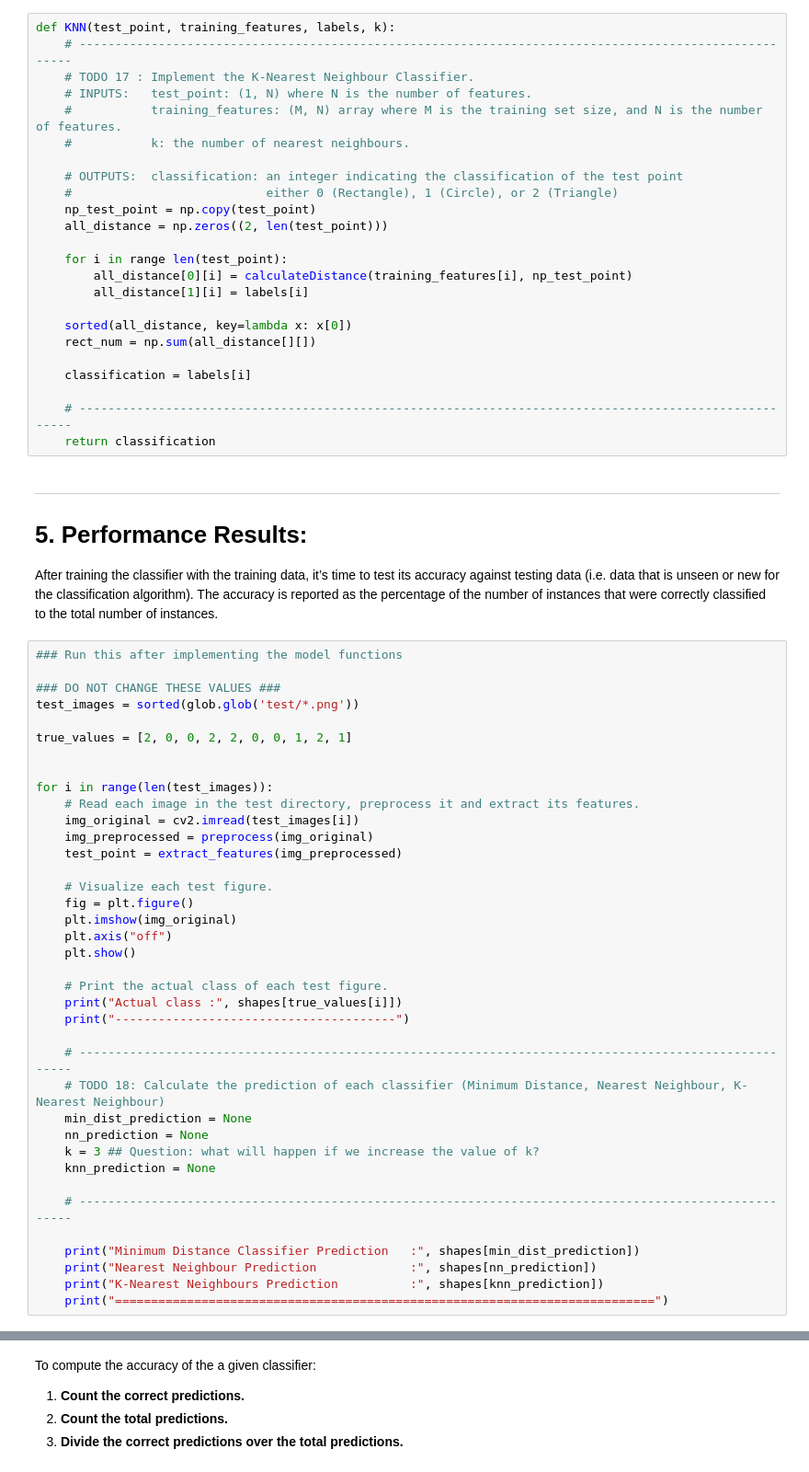
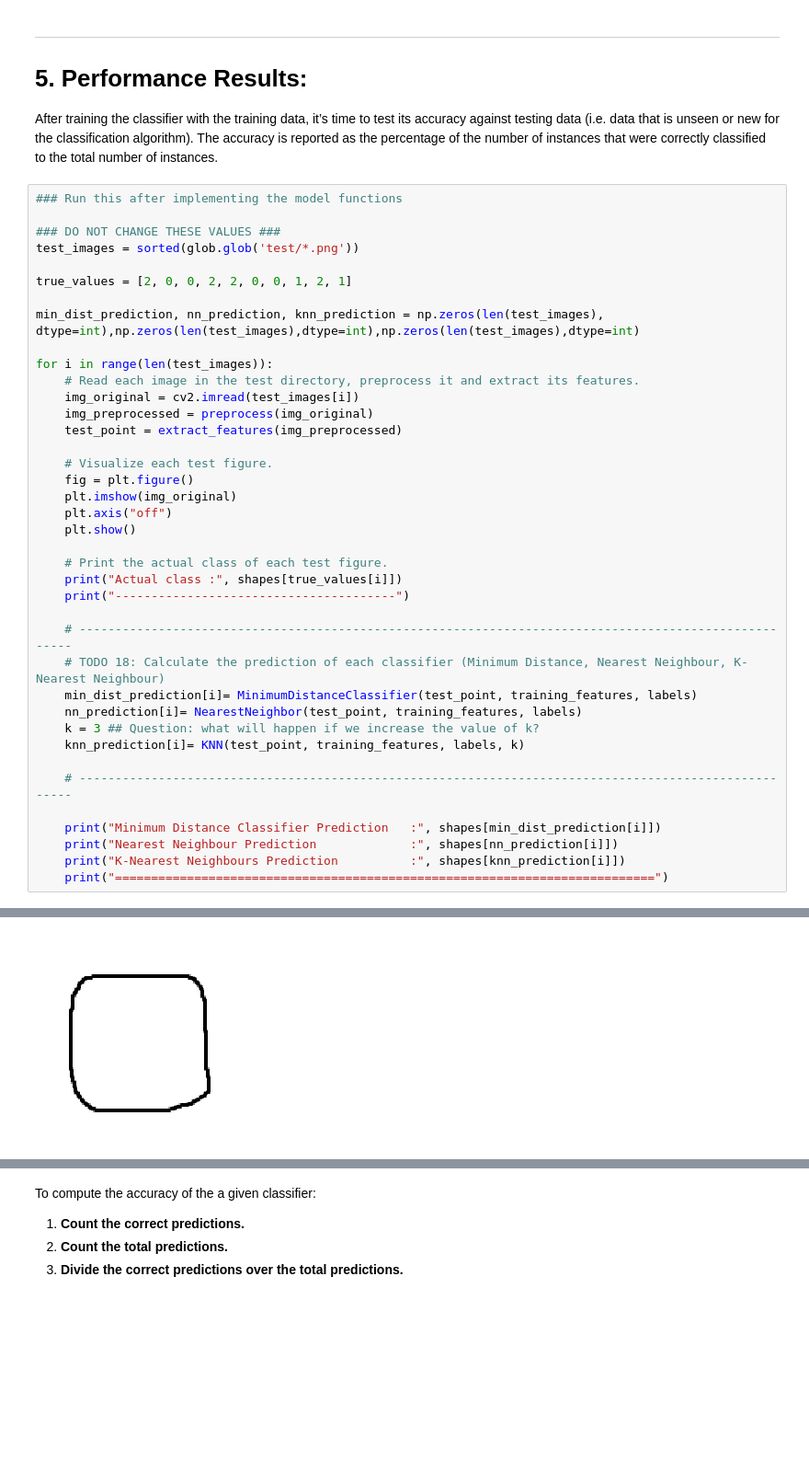
Before and after one commit to menna15/NN-LABS, a Jupyter notebook: Lab 2 - Classification Methods/Lab 2 - Classification Methods - Student.ipynb, the cells around one changed output, grey strips where cells are left out. Shown at 92% size. Saved outputs shown, nothing was run; the diff lists cells and outputs as text; blank space fills up the shorter version.

```diff
--- a/Lab 2 - Classification Methods/Lab 2 - Classification Methods - Student.ipynb
+++ b/Lab 2 - Classification Methods/Lab 2 - Classification Methods - Student.ipynb
@@ -509,28 +519,4 @@ def NearestNeighbor(test_point, training_features, labels):
     return classification
-# %%
-def KNN(test_point, training_features, labels, k):
-    # ------------------------------------------------------------------------------------------------------
-    # TODO 17 : Implement the K-Nearest Neighbour Classifier.
-    # INPUTS:   test_point: (1, N) where N is the number of features.
-    #           training_features: (M, N) array where M is the training set size, and N is the number of features.
-    #           k: the number of nearest neighbours.
-
-    # OUTPUTS:  classification: an integer indicating the classification of the test point
-    #                           either 0 (Rectangle), 1 (Circle), or 2 (Triangle)
-    np_test_point = np.copy(test_point)
-    all_distance = np.zeros((2, len(test_point)))
-
-    for i in range len(test_point):
-        all_distance[0][i] = calculateDistance(training_features[i], np_test_point)
-        all_distance[1][i] = labels[i]
-
-    sorted(all_distance, key=lambda x: x[0])
-    rect_num = np.sum(all_distance[][])
-
-    classification = labels[i]
-
-    # ------------------------------------------------------------------------------------------------------
-    return classification
 # %% [markdown]
 - - -
 # 5. Performance Results:
@@ -543,6 +529,7 @@ test_images = sorted(glob.glob('test/*.png'))
 
 true_values = [2, 0, 0, 2, 2, 0, 0, 1, 2, 1]
 
+min_dist_prediction, nn_prediction, knn_prediction = np.zeros(len(test_images), dtype=int),np.zeros(len(test_images),dtype=int),np.zeros(len(test_images),dtype=int)
 
 for i in range(len(test_images)):
     # Read each image in the test directory, preprocess it and extract its features.
@@ -562,16 +549,16 @@ for i in range(len(test_images)):
 
     # ------------------------------------------------------------------------------------------------------
     # TODO 18: Calculate the prediction of each classifier (Minimum Distance, Nearest Neighbour, K-Nearest Neighbour)
-    min_dist_prediction = None
-    nn_prediction = None
+    min_dist_prediction[i]= MinimumDistanceClassifier(test_point, training_features, labels)
+    nn_prediction[i]= NearestNeighbor(test_point, training_features, labels)
     k = 3 ## Question: what will happen if we increase the value of k?
-    knn_prediction = None
+    knn_prediction[i]= KNN(test_point, training_features, labels, k)
 
     # ------------------------------------------------------------------------------------------------------
 
-    print("Minimum Distance Classifier Prediction   :", shapes[min_dist_prediction])
-    print("Nearest Neighbour Prediction             :", shapes[nn_prediction])
-    print("K-Nearest Neighbours Prediction          :", shapes[knn_prediction])
+    print("Minimum Distance Classifier Prediction   :", shapes[min_dist_prediction[i]])
+    print("Nearest Neighbour Prediction             :", shapes[nn_prediction[i]])
+    print("K-Nearest Neighbours Prediction          :", shapes[knn_prediction[i]])
     print("===========================================================================")
 # %% [output]
 [figure]
@@ -579,0 +571 @@ Actual class : Triangle
+[figure, added]
```
Also changed, not shown: parts of 9 cells of this notebook, 5 other files.
